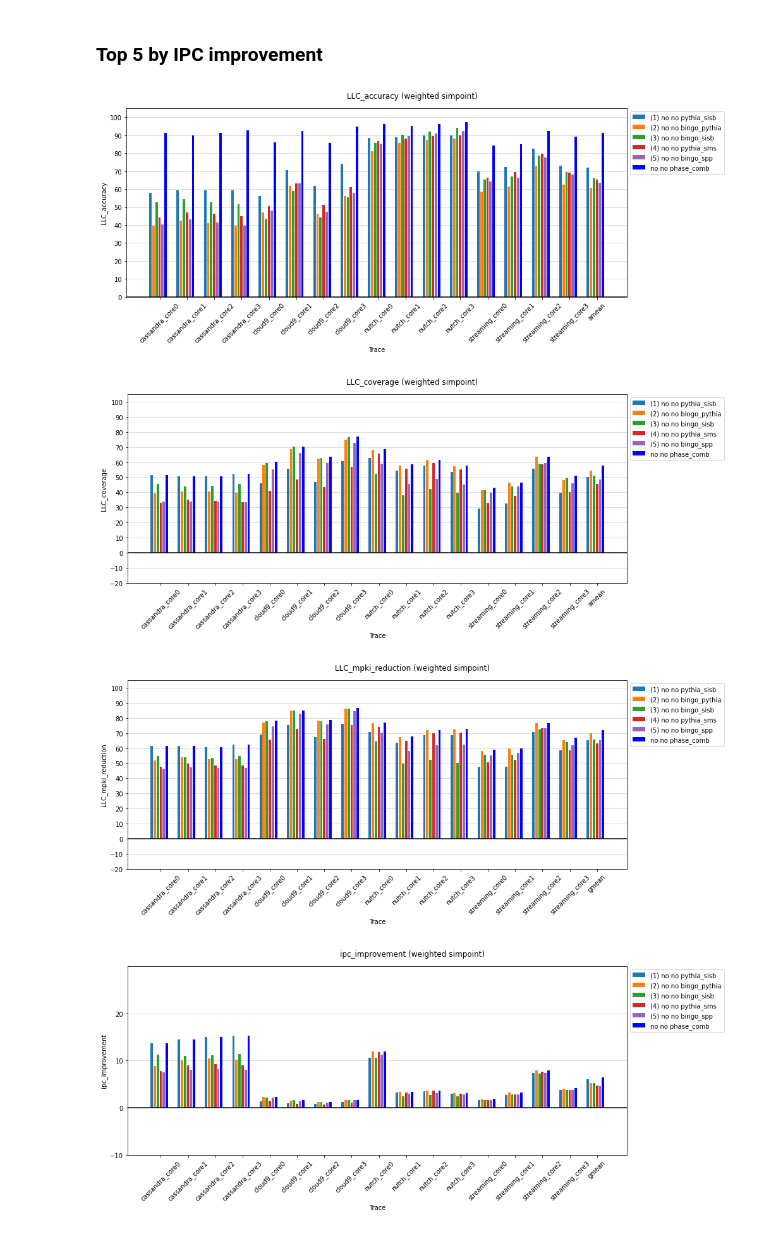
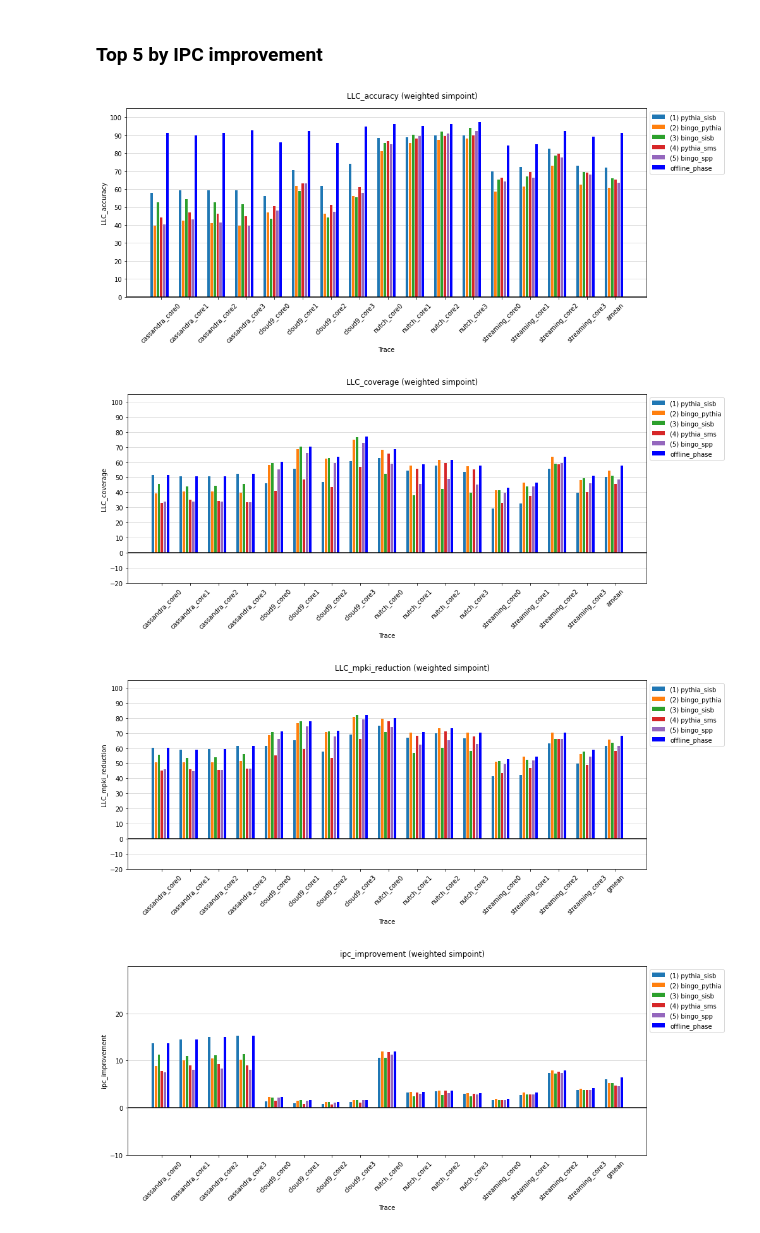
Before and after one commit to cmolder/prefetcher-zoo-analysis, a Jupyter notebook: 20220327-zoo-stats.ipynb, the cells around one changed output. Drawn from its saved outputs; the diff is of its cells as text; code cells hidden in the pictures.

```diff
--- a/20220327-zoo-stats.ipynb
+++ b/20220327-zoo-stats.ipynb
@@ -101,33 +147,38 @@ display(df[df.full_trace == 'astar_313B'])
 ## Helper functions
 # %%
 all_opportunity_prefetchers = [
-    ('no', 'no', 'phase_comb'),
-    ('no', 'no', 'pc_comb_acc'),
-    ('no', 'no', 'pc_comb_num_useful'),
-    ('no', 'no', 'pc_comb_marg_useful')
+    ('no', 'no', 'offline_phase'),
+    ('no', 'no', 'online_pc_acc'),
+    ('no', 'no', 'online_pc_num_useful'),
+    ('no', 'no', 'online_pc_marg_useful'),
+    #('no', 'no', 'online_pc_num_useful_credit'),
+    ('no', 'no', 'offline_pc_acc'),
+    ('no', 'no', 'offline_pc_num_useful'),
+    ('no', 'no', 'offline_pc_marg_useful'),
 ]
 
 def _get_label(prefetcher, prefetcher_list=None):
     if prefetcher in all_opportunity_prefetchers:
-        return ' '.join(prefetcher)
-    else: return f'({prefetcher_list.index(prefetcher)+1}) {" ".join(prefetcher)}' if prefetcher_list is not None else prefetcher
+        #return ' '.join(prefetcher)
+        return prefetcher[-1]
+    else:
+        #return f'({prefetcher_list.index(prefetcher)+1}) {" ".join(prefetcher)}' if prefetcher_list is not None else prefetcher
+        return f'({prefetcher_list.index(prefetcher)+1}) {prefetcher[-1]}' if prefetcher_list is not None else prefetcher[-1]
 
 def _get_color(prefetcher):
     colors = {
-        ('no', 'no', 'phase_comb'): 'blue',
-        ('no', 'no', 'pc_comb_acc'): 'limegreen',
-        ('no', 'no', 'pc_comb_num_useful'): 'forestgreen',
-        ('no', 'no', 'pc_comb_marg_useful'): 'darkgreen',
+        ('no', 'no', 'offline_phase'): 'blue',
+        ('no', 'no', 'online_pc_acc'): 'limegreen',
+        ('no', 'no', 'online_pc_num_useful'): 'forestgreen',
+        ('no', 'no', 'online_pc_marg_useful'): 'darkgreen',
+        ('no', 'no', 'online_pc_num_useful_credit'): 'orange',
+        ('no', 'no', 'offline_pc_acc'): 'maroon',
+        ('no', 'no', 'offline_pc_num_useful'): 'red',
+        ('no', 'no', 'offline_pc_marg_useful'): 'salmon',
     }
     if prefetcher in colors.keys():
         return colors[prefetcher]
     else: return None
-
-def _get_hatch(prefetcher):
-    return None
-    # if prefetcher in ['phase_combined', 'pc_combined_acc', 'pc_combined_nuseful']:
-    #     return '/'
-    # else: return None
 
 def plot_cumulative_statistics(df, weights, metric='accuracy', method='weighted',
                                prefetchers=None,
@@ -135,7 +186,6 @@ def plot_cumulative_statistics(df, weights, metric='accuracy', method='weighted'
                                benchmarks=None,
                                dpi=192,
                                ymin=None, ymax=None):
-
     # Filter benchmarks
     if benchmarks is not None:
         df = df[df.trace.isin(benchmarks)]
@@ -176,8 +226,7 @@ def plot_cumulative_statistics(df, weights, metric='accuracy', method='weighted'
         X = np.arange(0, len(y)) * (num_prefetchers + sep) + i
         label = _get_label(pf, prefetchers)
         color = _get_color(pf)
-        hatch = _get_hatch(pf)
-        ax.bar(X, y, label=label, color=color, hatch=hatch)
+        ax.bar(X, y, label=label, color=color)
 
     ax.set_yticks(np.arange(ymin, ymax, 10))
     ax.set_xticks(np.arange(0, len(traces) + 1) * (num_prefetchers + sep) + (num_prefetchers)/2)
@@ -402,7 +368,7 @@ plt.savefig('plots/zoo-stats/ipc_improvement_opportunity_gap.pdf')
 ### Top 5 by IPC improvement
 # %%
 cs_top_5 = utils.rank_prefetchers(df[df.trace.isin(utils.cloudsuite)], 'ipc_improvement', 5)
-opp_pref = [('no', 'no', 'phase_comb')]
+opp_pref = [('no', 'no', 'offline_phase')]
 dpi = None
 
 # Accuracy
@@ -416,34 +382,34 @@ plot_cumulative_statistics(df, weights, metric='LLC_accuracy', method='weighted'
 plot_cumulative_statistics(df, weights, metric='LLC_coverage', method='weighted',
                            prefetchers=cs_top_5,
                            opportunity_prefetchers=opp_pref,
                            benchmarks=utils.cloudsuite,
                            ymin=-20, ymax=105, dpi=dpi)
 
 # MPKI reduction
 plot_cumulative_statistics(df, weights, metric='LLC_mpki_reduction', method='weighted',
                            prefetchers=cs_top_5,
                            opportunity_prefetchers=opp_pref,
                            benchmarks=utils.cloudsuite,
                            ymin=-20, ymax=105, dpi=dpi)
 plt.savefig('plots/zoo-stats/mpki_reduction_5_cloudsuite.pdf')
 
 # DRAM bw reduction
 # plot_cumulative_statistics(df, weights, metric='dram_bw_reduction', method='weighted',
 #                            prefetchers=cs_top_5,
 #                            opportunity_prefetchers=opp_pref,
 #                            benchmarks=utils.cloudsuite,
 #                            ymin=-60, ymax=60, dpi=dpi)
 # plt.savefig('plots/zoo-stats/dram_bw_reduction_5_cloudsuite.pdf')
 
 # IPC improvement
 plot_cumulative_statistics(df, weights, metric='ipc_improvement', method='weighted',
                            prefetchers=cs_top_5,
                            opportunity_prefetchers=opp_pref,
                            benchmarks=utils.cloudsuite,
                            ymin=-10, ymax=30, dpi=dpi)
 plt.savefig('plots/zoo-stats/ipc_improvement_5_cloudsuite.pdf')
 # %% [output]
-[figure, old version]
+[figure, new version]
-[figure, old version]
+[figure, new version]
-[figure, old version]
+[figure, new version]
-[figure, old version]
+[figure, new version]
```
Also changed, not shown: parts of 16 cells of this notebook, 3 other files.
